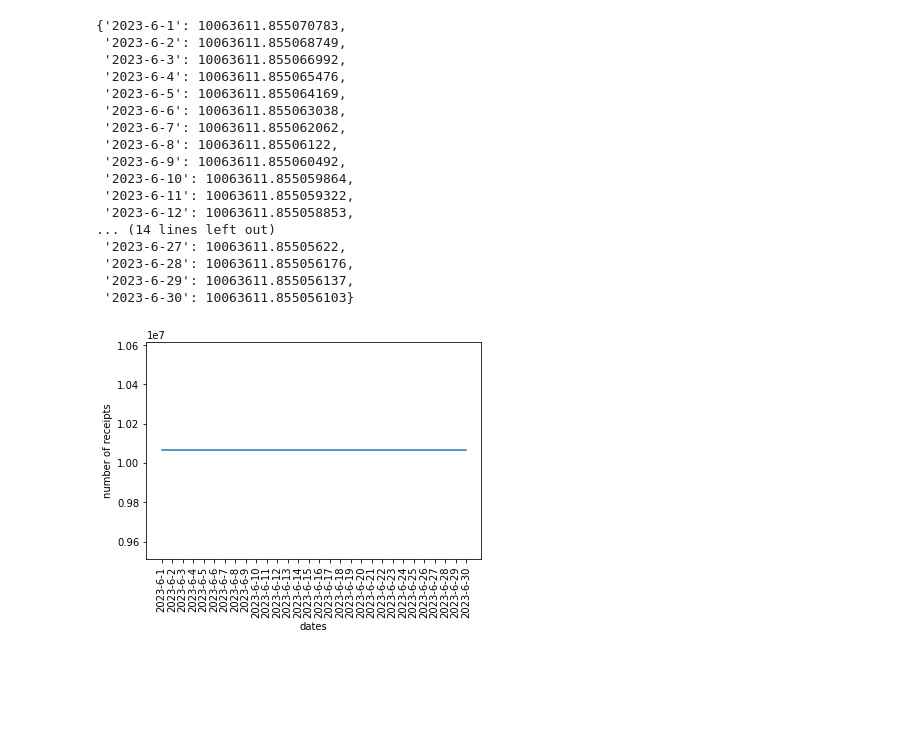
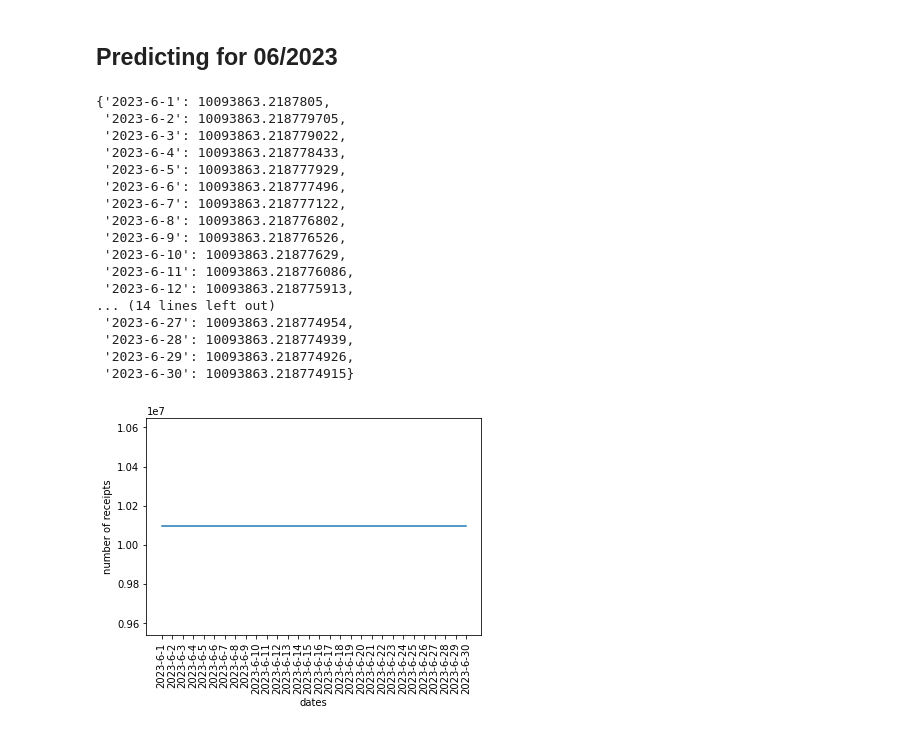
Before and after one commit to ndeeraj/simple_RNN_predictor, a Jupyter notebook: demo.ipynb, the cells around one changed output. Saved outputs shown, nothing was run; the diff lists cells and outputs as text; code cells hidden in the pictures; blank space fills up the shorter version.

```diff
--- a/demo.ipynb
+++ b/demo.ipynb
@@ -156,21 +64,23 @@ model_new.predict_for_month()
+# %% [markdown]
+## Predicting for 06/2023
 # %%
-model_new.predict_for_month(month=6, year=2023)
+model_new.predict_for_month(month=6, year=2023, show_plot=True)
 # %% [output]
-{'2023-6-1': 10063611.855070783,
- '2023-6-2': 10063611.855068749,
- '2023-6-3': 10063611.855066992,
- '2023-6-4': 10063611.855065476,
- '2023-6-5': 10063611.855064169,
- '2023-6-6': 10063611.855063038,
- '2023-6-7': 10063611.855062062,
- '2023-6-8': 10063611.85506122,
- '2023-6-9': 10063611.855060492,
- '2023-6-10': 10063611.855059864,
- '2023-6-11': 10063611.855059322,
- '2023-6-12': 10063611.855058853,
+{'2023-6-1': 10093863.2187805,
+ '2023-6-2': 10093863.218779705,
+ '2023-6-3': 10093863.218779022,
+ '2023-6-4': 10093863.218778433,
+ '2023-6-5': 10093863.218777929,
+ '2023-6-6': 10093863.218777496,
+ '2023-6-7': 10093863.218777122,
+ '2023-6-8': 10093863.218776802,
+ '2023-6-9': 10093863.218776526,
+ '2023-6-10': 10093863.21877629,
+ '2023-6-11': 10093863.218776086,
+ '2023-6-12': 10093863.218775913,
 ... (14 lines left out)
- '2023-6-27': 10063611.85505622,
- '2023-6-28': 10063611.855056176,
- '2023-6-29': 10063611.855056137,
- '2023-6-30': 10063611.855056103}
+ '2023-6-27': 10093863.218774954,
+ '2023-6-28': 10093863.218774939,
+ '2023-6-29': 10093863.218774926,
+ '2023-6-30': 10093863.218774915}
-[figure, old version]
+[figure, new version]
```
Also changed, not shown: parts of 16 cells of this notebook, 9 other files.
